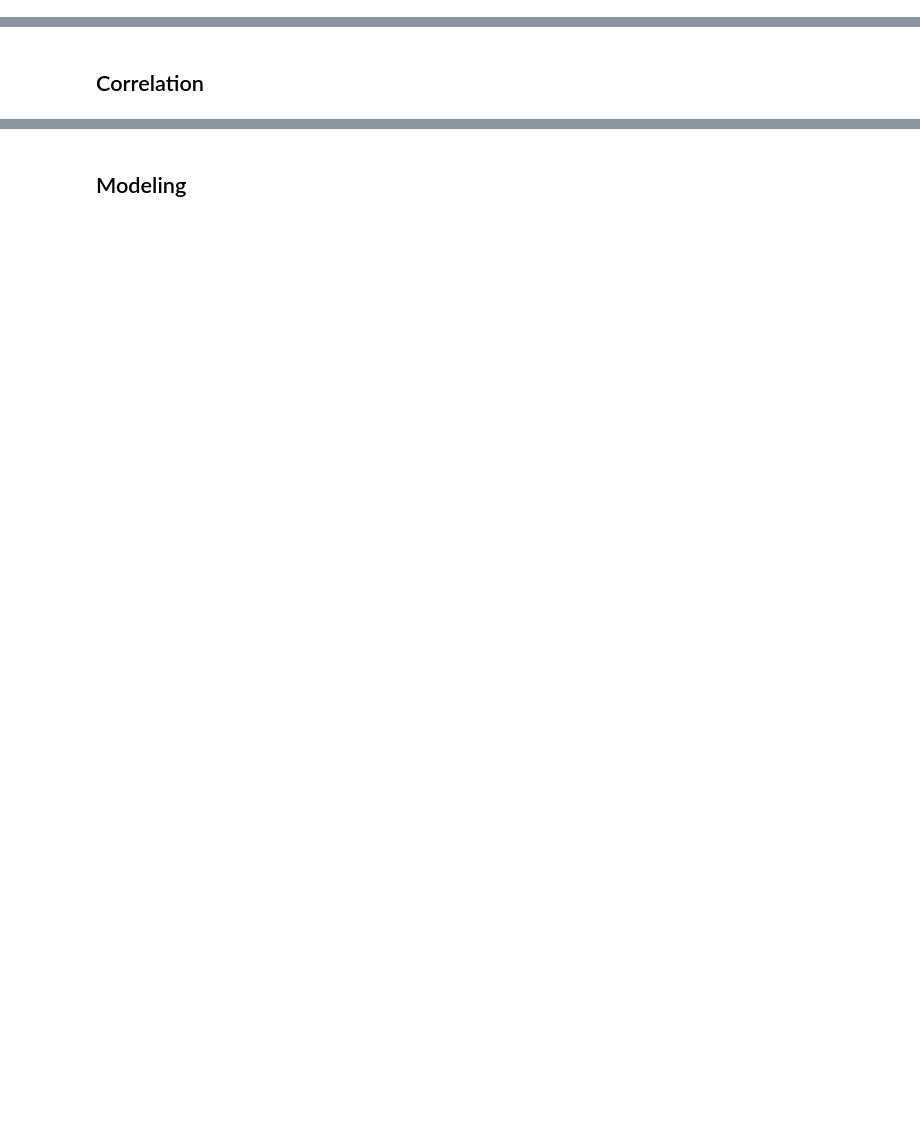
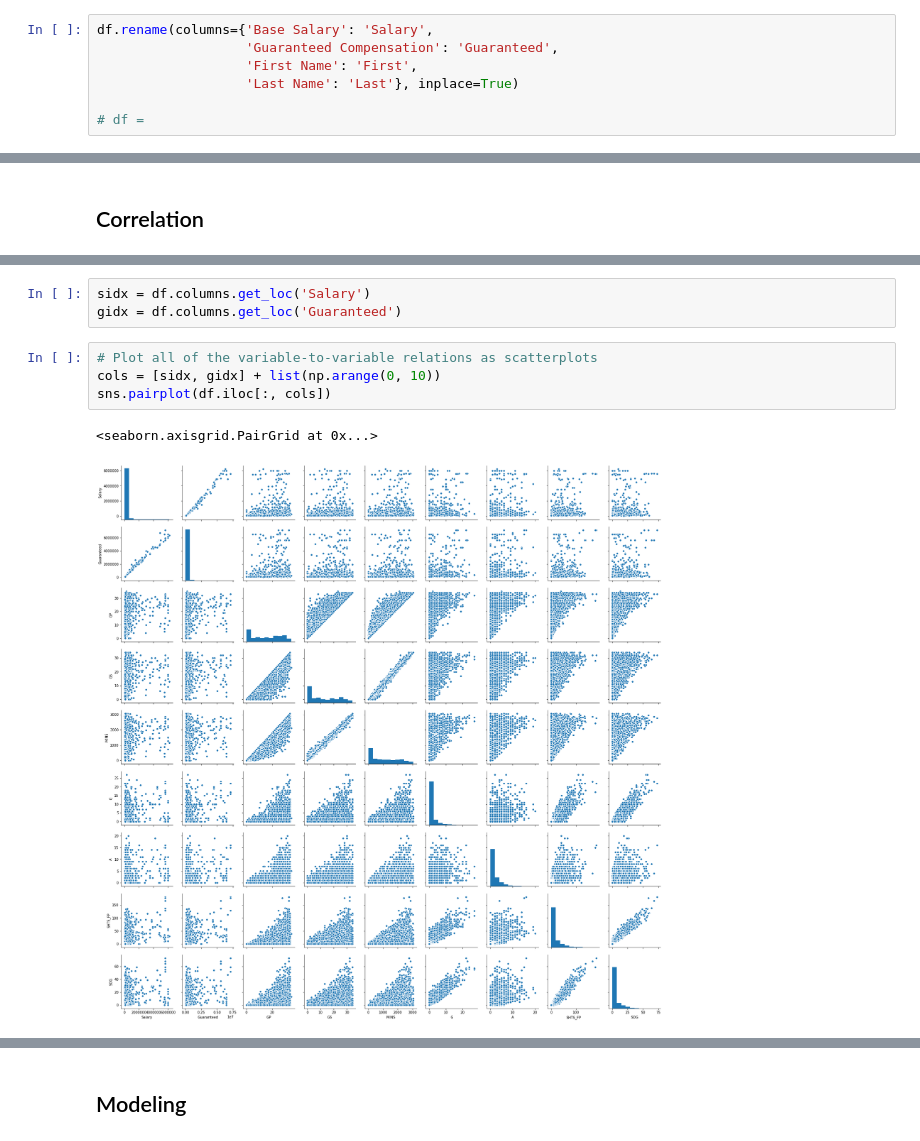
Before and after one commit to cneiderer/Class_Projects, a Jupyter notebook: Project_2/ModelBuilding.ipynb, the cells around one changed output, grey strips where cells are left out. Cells and saved outputs as stored; diff of their text form; blank space fills up the shorter version.

```diff
--- a/Project_2/ModelBuilding.ipynb
+++ b/Project_2/ModelBuilding.ipynb
@@ -114,0 +128,7 @@ df.sample(20)
+# %%
+df.rename(columns={'Base Salary': 'Salary',
+                   'Guaranteed Compensation': 'Guaranteed',
+                   'First Name': 'First',
+                   'Last Name': 'Last'}, inplace=True)
+
+# df =
@@ -118,0 +186,10 @@ df.sample(20)
+# %%
+sidx = df.columns.get_loc('Salary')
+gidx = df.columns.get_loc('Guaranteed')
+# %%
+# Plot all of the variable-to-variable relations as scatterplots
+cols = [sidx, gidx] + list(np.arange(0, 10))
+sns.pairplot(df.iloc[:, cols])
+# %% [output]
+<seaborn.axisgrid.PairGrid at 0x...>
+[figure, added]
```
Also changed, not shown: parts of 14 cells of this notebook.
